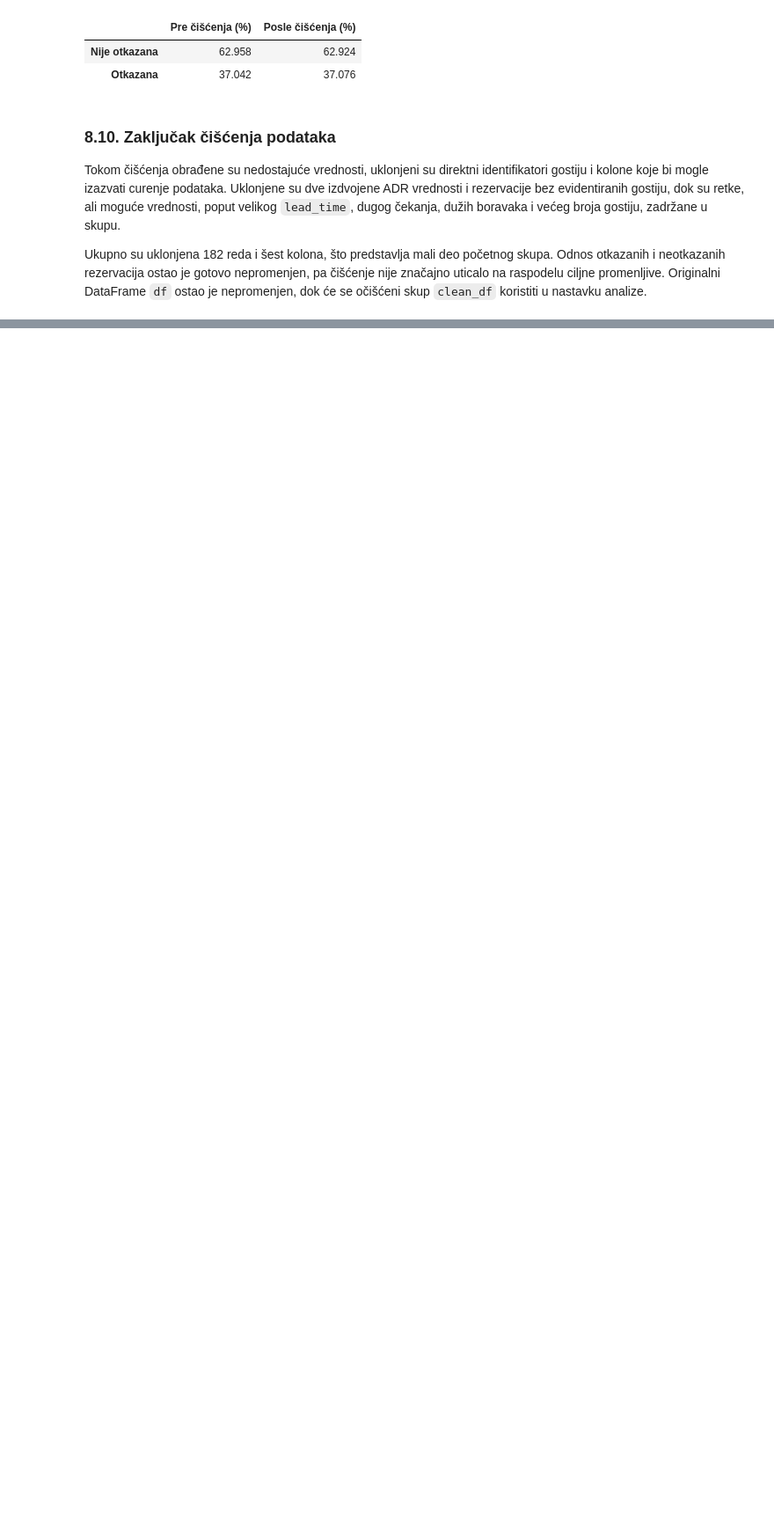
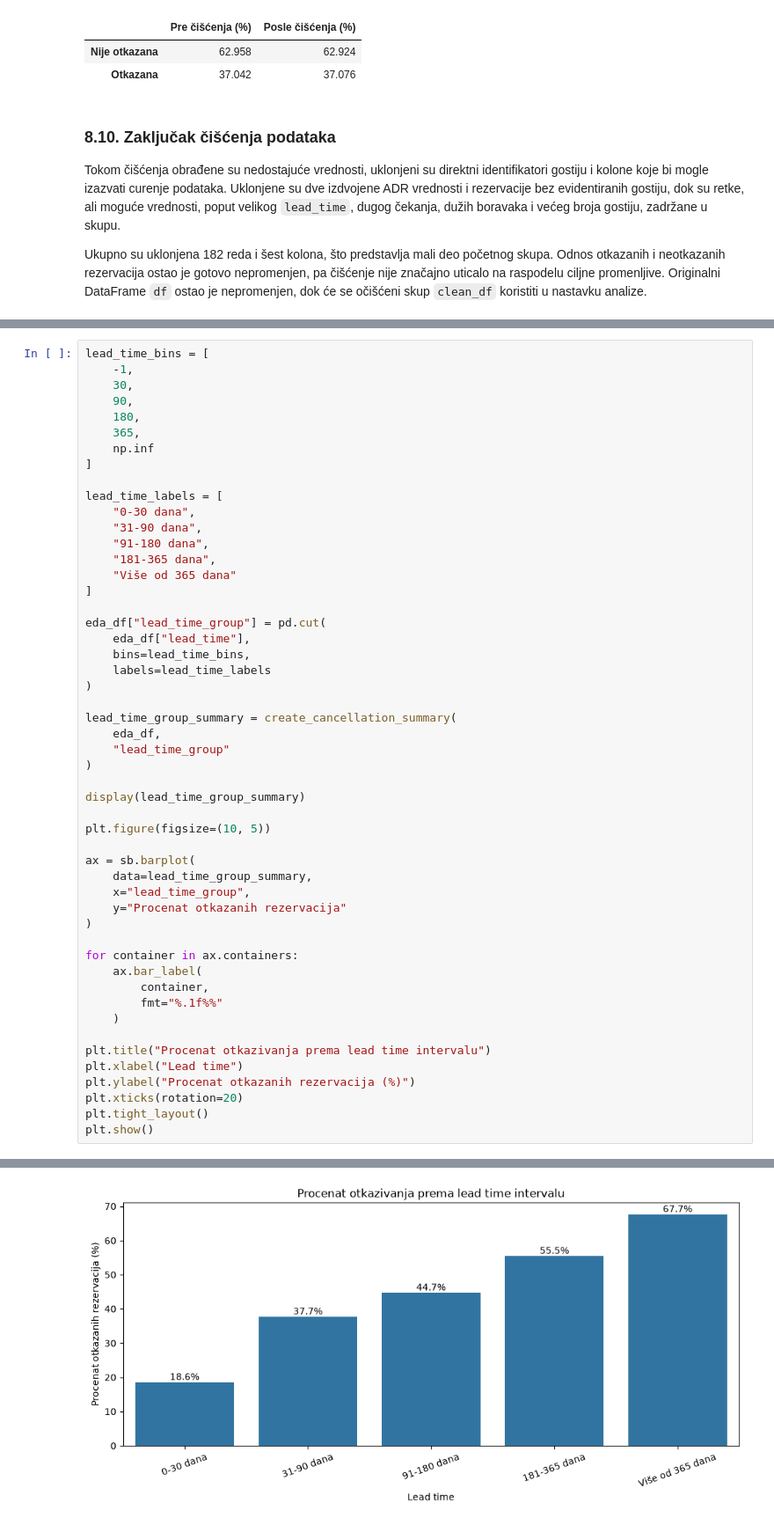
Before and after one commit to angelinalazarevic/Seminarski-UNP---Hotel-Booking, a Jupyter notebook: notebooks/hotel_booking_analysis.ipynb, the cells around one changed output, grey strips where cells are left out. Shown at 88% size. Drawn from its saved outputs; the diff is of its cells as text; blank space fills up the shorter version.

```diff
--- a/notebooks/hotel_booking_analysis.ipynb
+++ b/notebooks/hotel_booking_analysis.ipynb
@@ -966,0 +1134,52 @@ Ukupno su uklonjena 182 reda i šest kolona, što predstavlja mali deo početnog
+# %%
+lead_time_bins = [
+    -1,
+    30,
+    90,
+    180,
+    365,
+    np.inf
+]
+
+lead_time_labels = [
+    "0-30 dana",
+    "31-90 dana",
+    "91-180 dana",
+    "181-365 dana",
+    "Više od 365 dana"
+]
+
+eda_df["lead_time_group"] = pd.cut(
+    eda_df["lead_time"],
+    bins=lead_time_bins,
+    labels=lead_time_labels
+)
+
+lead_time_group_summary = create_cancellation_summary(
+    eda_df,
+    "lead_time_group"
+)
+
+display(lead_time_group_summary)
+
+plt.figure(figsize=(10, 5))
+
+ax = sb.barplot(
+    data=lead_time_group_summary,
+    x="lead_time_group",
+    y="Procenat otkazanih rezervacija"
+)
+
+for container in ax.containers:
+    ax.bar_label(
+        container,
+        fmt="%.1f%%"
+    )
+
+plt.title("Procenat otkazivanja prema lead time intervalu")
+plt.xlabel("Lead time")
+plt.ylabel("Procenat otkazanih rezervacija (%)")
+plt.xticks(rotation=20)
+plt.tight_layout()
+plt.show()
+# %% [output]
@@ -966,0 +1192 @@ Ukupno su uklonjena 182 reda i šest kolona, što predstavlja mali deo početnog
+[figure, added]
```
Also changed, not shown: parts of 45 cells of this notebook.
